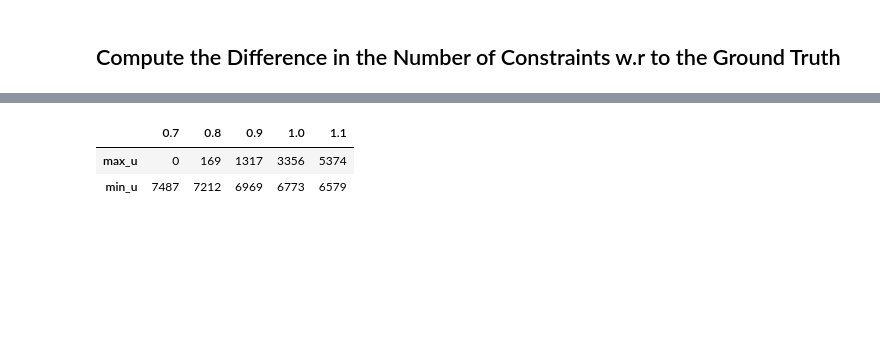
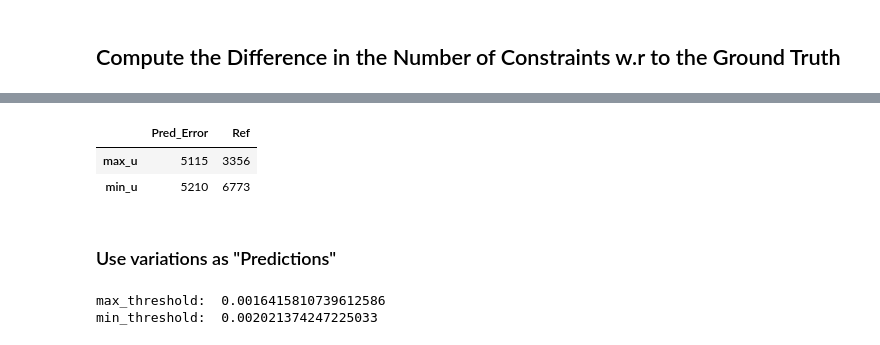
Before and after one commit to jamilsonjr/AI-to-forecast-constraints-in-the-energy-systems, a Jupyter notebook: jupyter_notebooks_paper/gen_error.ipynb, the cells around one changed output, grey strips where cells are left out. Drawn from its saved outputs; the diff is of its cells as text; code cells hidden in the pictures; blank space fills up the shorter version.

```diff
--- a/jupyter_notebooks_paper/gen_error.ipynb
+++ b/jupyter_notebooks_paper/gen_error.ipynb
@@ -110,14 +113,33 @@ max_u_bool_07['bus_16']
 # %%
-result_num_constr = pd.DataFrame(index=["max_u", "min_u"], columns=["0.7", "0.8", "0.9", "1.0", "1.1"])
-for error in result_num_constr.columns:
-    max_u_bool = pd.read_csv('..\data\paper\gen_error_experiment\gen_error_{}\\bool_df_max_u.csv'\
-        .format(error))
-    result_num_constr.loc['max_u'][error] = max_u_bool['bus_16'][max_u_bool['bus_16'] == 1].count()
-    min_u_bool = pd.read_csv('..\data\paper\gen_error_experiment\gen_error_{}\\bool_df_min_u.csv'\
-        .format(error))
-    result_num_constr.loc['min_u'][error] = min_u_bool['bus_16'][min_u_bool['bus_16'] == 1].count()
+result_num_constr = pd.DataFrame(index=["max_u", "min_u"], columns=["Pred_Error", "Ref"])
+file_token_name = lambda col: True if col == "Pred_Error" else False
+for col in result_num_constr.columns:
+    max_u_bool = pd.read_csv('..\data\paper\gen_error_experiment\prediction_error_{}\\bool_df_max_u.csv'\
+        .format(file_token_name(col)))
+    result_num_constr.loc['max_u'][col] = max_u_bool['bus_16'][max_u_bool['bus_16'] == 1].count()
+    min_u_bool = pd.read_csv('..\data\paper\gen_error_experiment\prediction_error_{}\\bool_df_min_u.csv'\
+        .format(file_token_name(col)))
+    result_num_constr.loc['min_u'][col] = min_u_bool['bus_16'][min_u_bool['bus_16'] == 1].count()
 result_num_constr
 # %% [output]
-|  | 0.7 | 0.8 | 0.9 | 1.0 | 1.1 |
-| max_u | 0 | 169 | 1317 | 3356 | 5374 |
-| min_u | 7487 | 7212 | 6969 | 6773 | 6579 |
+|  | Pred_Error | Ref |
+| max_u | 5115 | 3356 |
+| min_u | 5210 | 6773 |
+# %% [markdown]
+### Use variations as "Predictions"
+# %%
+# Obtain violation signals.
+# Ref constraint signal
+min_constr_ref = pf_results_ref.apply(lambda x: (0.95 - x).apply(lambda y: max(0, y)))
+max_constr_ref = pf_results_ref.apply(lambda x: (x - 1.05).apply(lambda y: max(0, y)))
+# Pred error constraint signal
+min_constr_pred_error = pf_results_pred_error.apply(lambda x: (0.95 - x).apply(lambda y: max(0, y)))
+max_constr_pred_error = pf_results_pred_error.apply(lambda x: (x - 1.05).apply(lambda y: max(0, y)))
+# # Compute thresholds
+max_threshold = utils.compute_threshold(max_constr_ref)
+min_threshold = utils.compute_threshold(min_constr_ref)
+print('max_threshold: ', max_threshold)
+print('min_threshold: ', min_threshold)
+# %% [output]
+max_threshold:  0.0016415810739612586
+min_threshold:  0.002021374247225033
```
Also changed, not shown: parts of 16 cells of this notebook, 5 other files.
